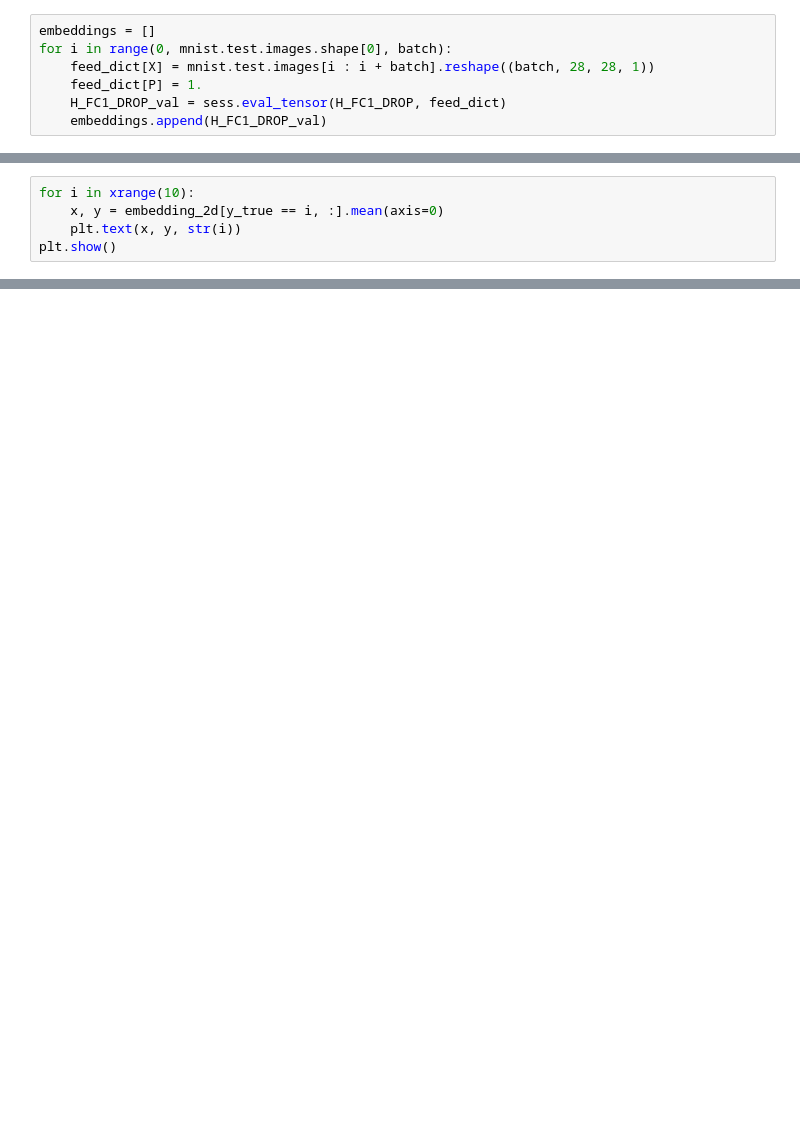
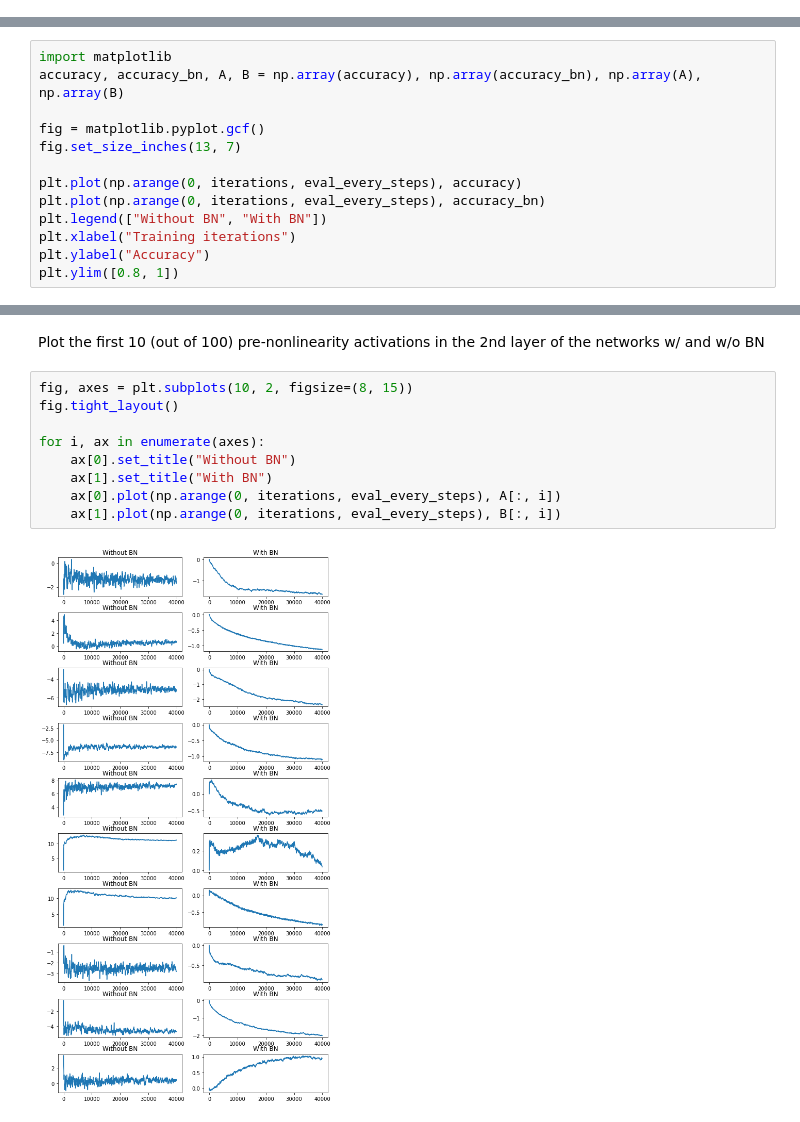
Before and after one commit to chao-ji/np-auto-diff, a Jupyter notebook: Embedding of vector re-representation of images of digits.ipynb, the cells around one changed output, grey strips where cells are left out. Saved outputs shown, nothing was run; the diff lists cells and outputs as text; blank space fills up the shorter version.

```diff
--- a/Embedding of vector re-representation of images of digits.ipynb
+++ b/Embedding of vector re-representation of images of digits.ipynb
@@ -114,7 +0,0 @@ iteration: 450, train accuracy: 0.920000, loss: 0.145979
-# %%
-embeddings = []
-for i in range(0, mnist.test.images.shape[0], batch):
-    feed_dict[X] = mnist.test.images[i : i + batch].reshape((batch, 28, 28, 1))
-    feed_dict[P] = 1.
-    H_FC1_DROP_val = sess.eval_tensor(H_FC1_DROP, feed_dict)
-    embeddings.append(H_FC1_DROP_val)
@@ -133,5 +0,0 @@ plt.scatter(x=embedding_2d[:, 0], y=embedding_2d[:, 1], c=y_true, linewidths=0.1
-# %%
-for i in xrange(10):
-    x, y = embedding_2d[y_true == i, :].mean(axis=0)
-    plt.text(x, y, str(i))
-plt.show()
@@ -139,0 +140,13 @@ plt.show()
+# %%
+import matplotlib
+accuracy, accuracy_bn, A, B = np.array(accuracy), np.array(accuracy_bn), np.array(A), np.array(B)
+
+fig = matplotlib.pyplot.gcf()
+fig.set_size_inches(13, 7)
+
+plt.plot(np.arange(0, iterations, eval_every_steps), accuracy)
+plt.plot(np.arange(0, iterations, eval_every_steps), accuracy_bn)
+plt.legend(["Without BN", "With BN"])
+plt.xlabel("Training iterations")
+plt.ylabel("Accuracy")
+plt.ylim([0.8, 1])
@@ -139,0 +156,13 @@ plt.show()
+# %% [markdown]
+Plot the first 10 (out of 100) pre-nonlinearity activations in the 2nd layer of the networks w/ and w/o BN
+# %%
+fig, axes = plt.subplots(10, 2, figsize=(8, 15))
+fig.tight_layout()
+
+for i, ax in enumerate(axes):
+    ax[0].set_title("Without BN")
+    ax[1].set_title("With BN")
+    ax[0].plot(np.arange(0, iterations, eval_every_steps), A[:, i])
+    ax[1].plot(np.arange(0, iterations, eval_every_steps), B[:, i])
+# %% [output]
+[figure, added]
```
Also changed, not shown: parts of 10 cells of this notebook.
